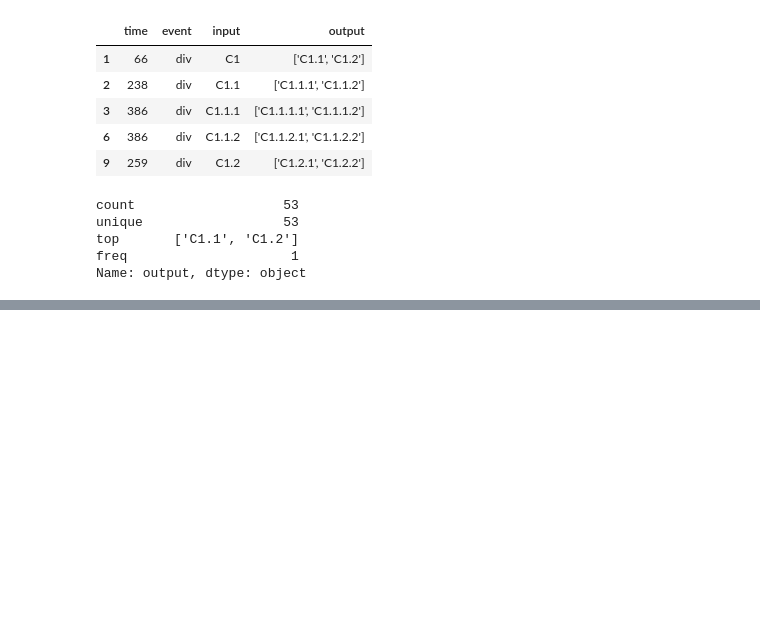
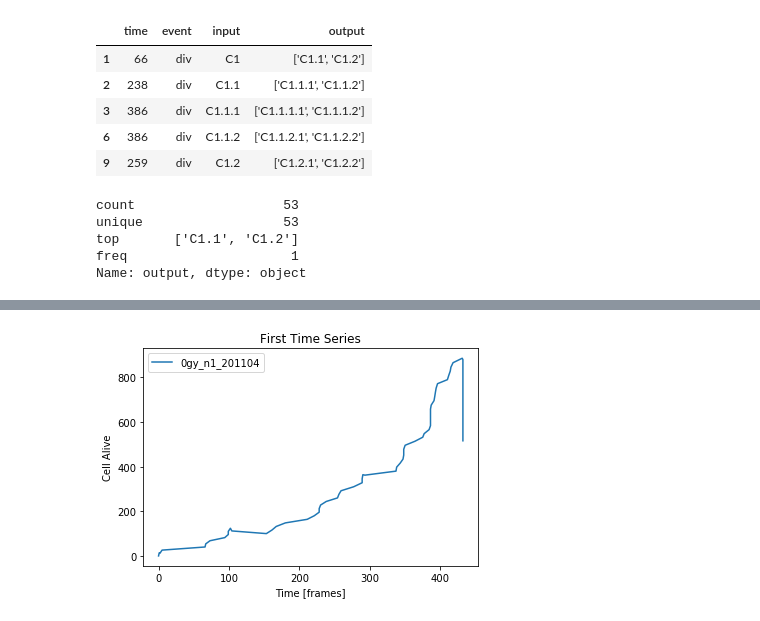
Before and after one commit to Valentin-Molina/ecn_radiobiology, a Jupyter notebook: notebook/test.ipynb, the cells around one changed output, grey strips where cells are left out. Drawn from its saved outputs; the diff is of its cells as text; code cells hidden in the pictures; blank space fills up the shorter version.

Commit message:
first time series

```diff
--- a/notebook/test.ipynb
+++ b/notebook/test.ipynb
@@ -15,7 +15,8 @@ Setup complete.
 # %% [markdown]
 # Testing notebook used to understand the dataset structure.
 # %%
-data = pd.read_csv('../input/glioblastoma-radiosensitivity-dataset/glioblastoma_data/extracted_data/cell_behaviors/videos_transcriptions_csv/0gy_n1_201104.nd2u2510GyA3A.csv')
+file = '../input/glioblastoma-radiosensitivity-dataset/glioblastoma_data/extracted_data/cell_behaviors/videos_transcriptions_csv/0gy_n1_201104.nd2u2510GyA3A.csv'
+data = pd.read_csv(file)
 
 data.head()
 # %% [output]
@@ -111,0 +146,14 @@ Name: output, dtype: object
+# %%
+def biomass(row):
+    nb_in = len(row.input)
+    nb_out = len(row.output)
+    biomass.last = biomass.last + (nb_out - nb_in)
+    row["cellAlive"] = biomass.last
+    return row
+biomass.last = 0
+# %%
+#data.sort_values(by="time")
+biomass.last = 0
+timeSeries = data.sort_values(by="time").apply(biomass, axis=1)
+print(type(timeSeries))
+timeSeries
@@ -111,0 +177,9 @@ Name: output, dtype: object
+# %%
+plt.plot(timeSeries.time.to_numpy(), timeSeries.cellAlive.to_numpy(), label="0gy_n1_201104") #label should be automated
+plt.title("First Time Series")
+plt.xlabel("Time [frames]")
+plt.ylabel("Cell Alive")
+plt.legend()
+plt.show()
+# %% [output]
+[figure, added]
```
Also changed, not shown: parts of 6 cells of this notebook.
